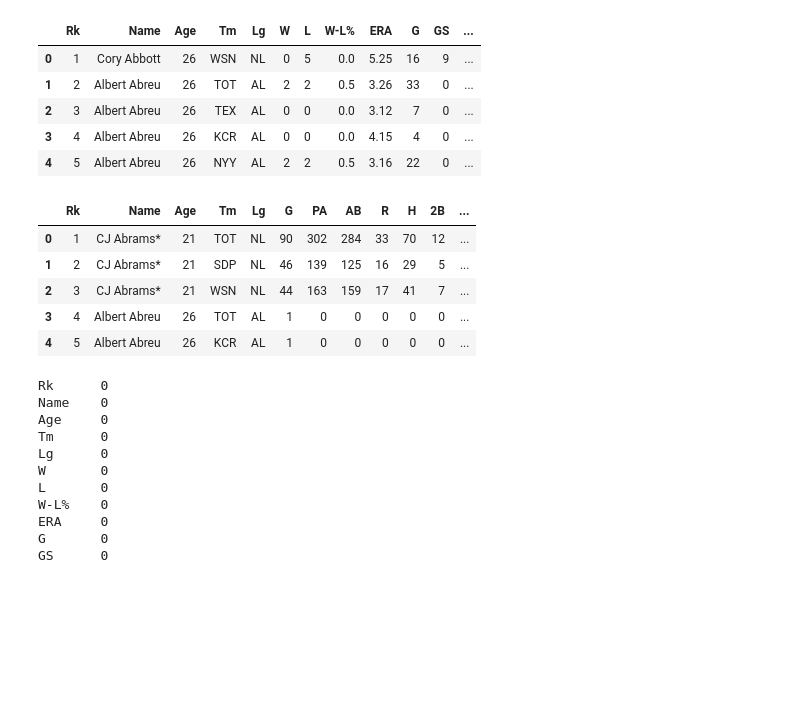
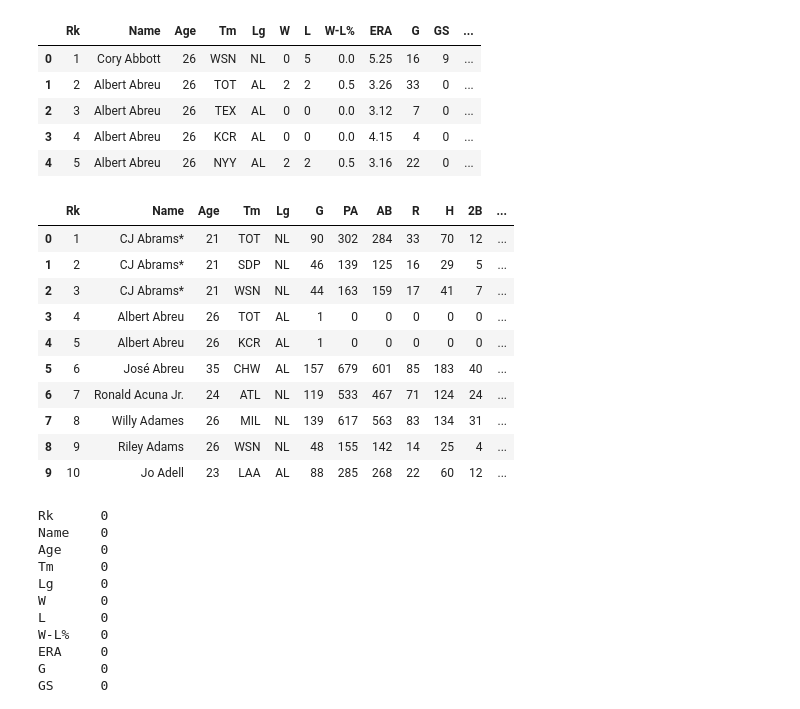
Before and after one commit to meehal0203/mlb_2022, a Jupyter notebook: analysis/pitching_analysis.ipynb, the cells around one changed output. Cells and saved outputs as stored; diff of their text form; code cells hidden in the pictures; blank space fills up the shorter version.

```diff
--- a/analysis/pitching_analysis.ipynb
+++ b/analysis/pitching_analysis.ipynb
@@ -52,14 +50,19 @@ pitching_df.head()
 | 4 | 5 | Albert Abreu | 26 | NYY | AL | 2 | 2 | 0.5 | 3.16 | 22 | 0 | ... |
 # %%
 pd.set_option('display.max_columns', None)
-batting_df.head()
+batting_df.head(10)
 # %% [output]
 |  | Rk | Name | Age | Tm | Lg | G | PA | AB | R | H | 2B | ... |
 | 0 | 1 | CJ Abrams* | 21 | TOT | NL | 90 | 302 | 284 | 33 | 70 | 12 | ... |
 | 1 | 2 | CJ Abrams* | 21 | SDP | NL | 46 | 139 | 125 | 16 | 29 | 5 | ... |
 | 2 | 3 | CJ Abrams* | 21 | WSN | NL | 44 | 163 | 159 | 17 | 41 | 7 | ... |
 | 3 | 4 | Albert Abreu | 26 | TOT | AL | 1 | 0 | 0 | 0 | 0 | 0 | ... |
 | 4 | 5 | Albert Abreu | 26 | KCR | AL | 1 | 0 | 0 | 0 | 0 | 0 | ... |
+| 5 | 6 | José Abreu | 35 | CHW | AL | 157 | 679 | 601 | 85 | 183 | 40 | ... |
+| 6 | 7 | Ronald Acuna Jr. | 24 | ATL | NL | 119 | 533 | 467 | 71 | 124 | 24 | ... |
+| 7 | 8 | Willy Adames | 26 | MIL | NL | 139 | 617 | 563 | 83 | 134 | 31 | ... |
+| 8 | 9 | Riley Adams | 26 | WSN | NL | 48 | 155 | 142 | 14 | 25 | 4 | ... |
+| 9 | 10 | Jo Adell | 23 | LAA | AL | 88 | 285 | 268 | 22 | 60 | 12 | ... |
 # %%
 missing_values = pitching_df.isnull().sum()
 missing_values
```
Also changed, not shown: parts of 5 cells of this notebook.
